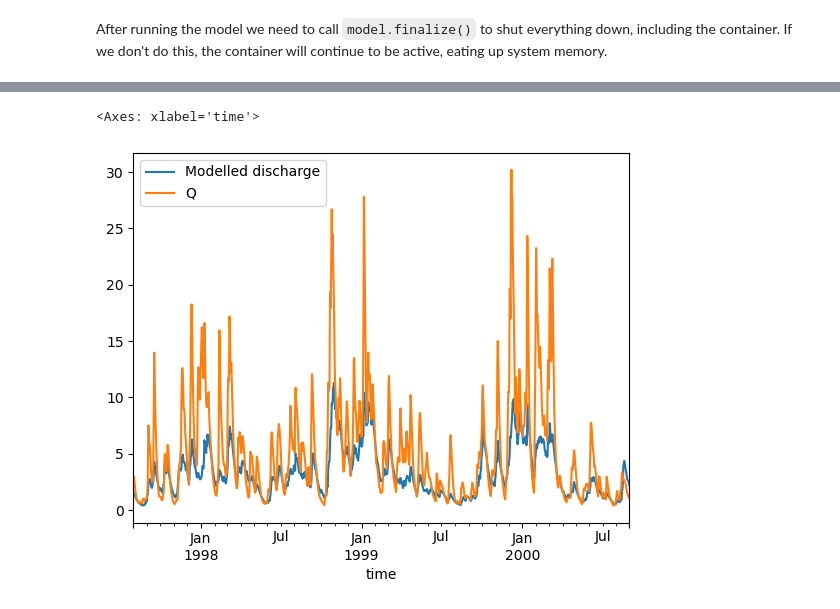
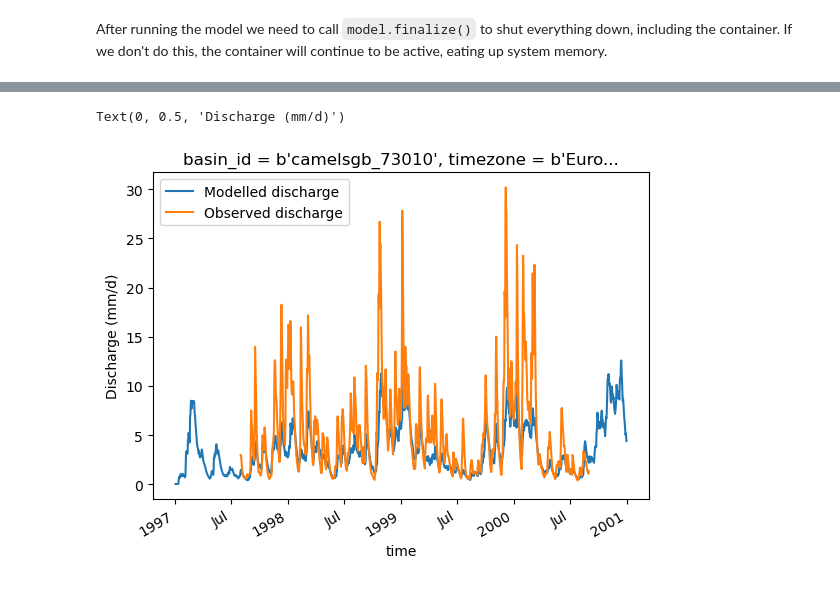
Before and after one commit to eWaterCycle/eurocsdms_workshop, a Jupyter notebook: book/oneModel/example_model_run_HBV.ipynb, the cells around one changed output, grey strips where cells are left out. Saved outputs shown, nothing was run; the diff lists cells and outputs as text; code cells hidden in the pictures.

````diff
--- a/book/oneModel/example_model_run_HBV.ipynb
+++ b/book/oneModel/example_model_run_HBV.ipynb
@@ -143,10 +130,6 @@ CaravanForcing(
 )
 # %%
 #quick plot of the discharge data.
-ds = xr.open_dataset(camelsgb_forcing['Q'])
-caravan_observation_df = ds['Q'].to_dataframe().reset_index()
-caravan_observation_df = caravan_observation_df.set_index('time')
-caravan_observation_df = caravan_observation_df[['Q']]
-caravan_observation_df.plot()
-plt.ylabel("Discharge (mm/d)")
+ds_forcing = xr.open_dataset(camelsgb_forcing['Q'])
+ds_forcing["Q"].plot()
 # %% [output]
@@ -159,15 +142,10 @@ ERA5_forcing = ewatercycle.forcing.sources["LumpedMakkinkForcing"].generate(
    start_time=experiment_start_date,
    end_time=experiment_end_date,
    shape=camelsgb_forcing.shape,
-   directory=forcing_path_ERA5
 )
 
-# # option two: load data you generated yourself
+# # option two: load data that you or someone else generated previously
 # load_location = forcing_path_ERA5 / "work" / "diagnostic" / "script" #this is needed because ERA5 forcing data is stored deep in a sub-directory
 # ERA5_forcing = ewatercycle.forcing.sources["LumpedMakkinkForcing"].load(directory=load_location)
-
-# # option three: load data someone else generated for you
-# load_location = forcing_path_ERA5 / "work" / "diagnostic" / "script" #this is needed because ERA5 forcing data is stored deep in a sub-directory
-# ERA5_forcing = ewatercycle.forcing.sources["LumpedMakkinkForcing"].load(directory=load_location)
 # %% [markdown]
 ## Load parameters from calibration
@@ -221,8 +206,8 @@ Q_m = []
 time = []
 while model.time < model.end_time:
     model.update()
-    Q_m.append(model.get_value("Q"))
-    time.append(pd.Timestamp(model.time_as_datetime.date()))
+    Q_m.append(model.get_value("Q")[0])
+    time.append(pd.Timestamp(model.time_as_datetime))
 # %% [markdown]
 After running the model we need to call ```model.finalize()``` to shut everything down, including the container. If we don't do this, the container will continue to be active, eating up system memory.
 # %%
@@ -233,2 +218,2 @@ Finally, we use standard python libraries to visualize the results. We combine t
 # %%
-model_output = pd.DataFrame(data=Q_m,columns=["Modelled discharge"],index=time)
+model_output = pd.Series(data=Q_m, name="Modelled discharge", index=time)
@@ -246,5 +220,8 @@ hydro_data = pd.concat(
 # %%
-hydro_data.plot()
+model_output.plot()
+ds_forcing["Q"].plot(label="Observed discharge")
+plt.legend()
+plt.ylabel("Discharge (mm/d)")
 # %% [output]
-<Axes: xlabel='time'>
+Text(0, 0.5, 'Discharge (mm/d)')
-[figure, old version]
+[figure, new version]
````
Also changed, not shown: parts of 19 cells of this notebook.
